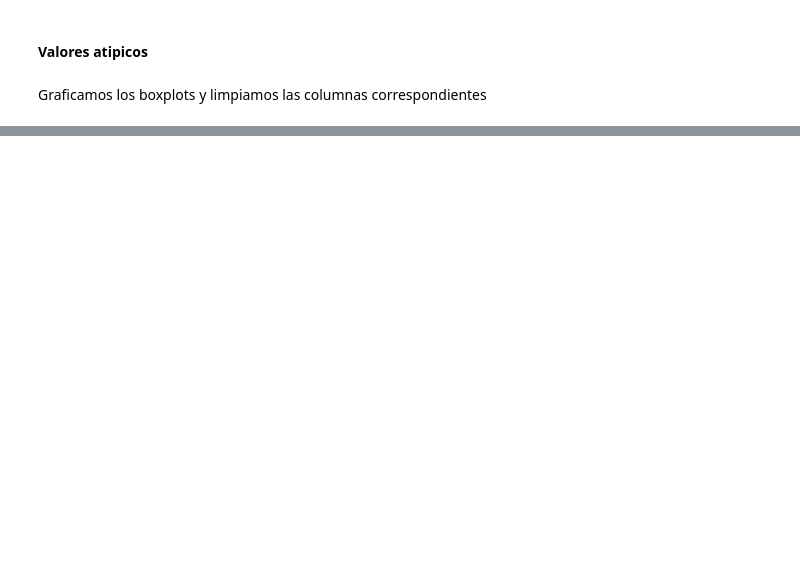
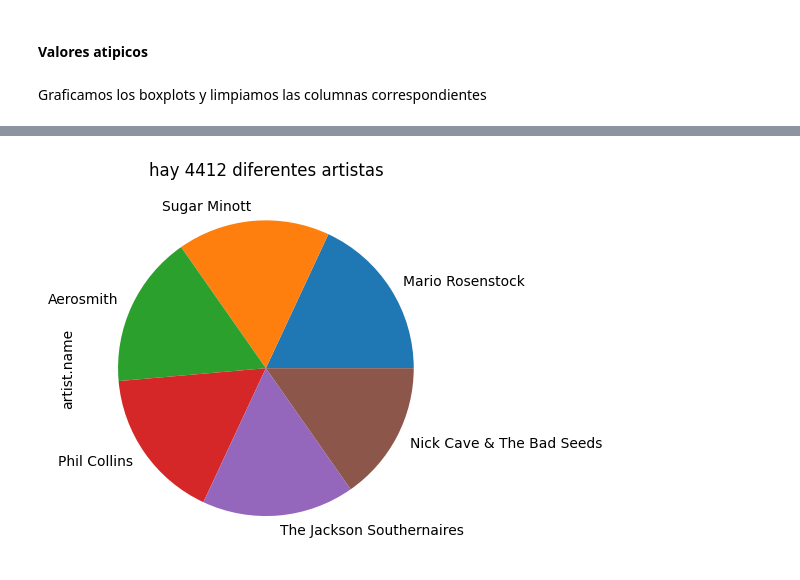
Before and after one commit to cristiandevar/PythonML, a Jupyter notebook: TPFinal/TPFINAL.ipynb, the cells around one changed output, grey strips where cells are left out. Saved outputs shown, nothing was run; the diff lists cells and outputs as text; code cells hidden in the pictures; blank space fills up the shorter version.

```diff
--- a/TPFinal/TPFINAL.ipynb
+++ b/TPFinal/TPFINAL.ipynb
@@ -282,0 +266,29 @@ plt.show()
+# %%
+columns = [
+    'artist.location'
+    , 'artist.latitude'
+    , 'artist.longitude'
+    , 'artist.similar'
+    , 'release.name'
+    , 'song.artist_mbtags'
+    , 'song.artist_mbtags_count'
+    , 'release.name'
+    , 'song.bars_start'
+    , 'song.bars_confidence'
+    , 'song.beats_start'
+    , 'song.beats_confidence'
+    , 'song.end_of_fade_in'
+    , 'song.key'
+    , 'song.key_confidence'
+    , 'song.loudness'
+    , 'song.mode'
+    , 'song.mode_confidence'
+    , 'song.start_of_fade_out'
+    , 'song.tatums_start'
+    , 'song.tatums_confidence'
+    , 'song.time_signature'
+    , 'song.time_signature_confidence'
+    , 'song.title'
+    ]
+d_musica.drop(columns=columns, inplace=True)
+d_musica.head()
@@ -282,0 +318,8 @@ plt.show()
+# %%
+grupo = d_musica.groupby('artist.name')['artist.name']
+cantidad = len(grupo.count())
+plt.title(f'hay {cantidad} diferentes artistas')
+grupo.count().sort_values(axis=0, inplace=False, ascending=False)[:6].plot.pie()
+plt.show()
+# %% [output]
+[figure, added]
```
Also changed, not shown: parts of 20 cells of this notebook, 1 other file.
